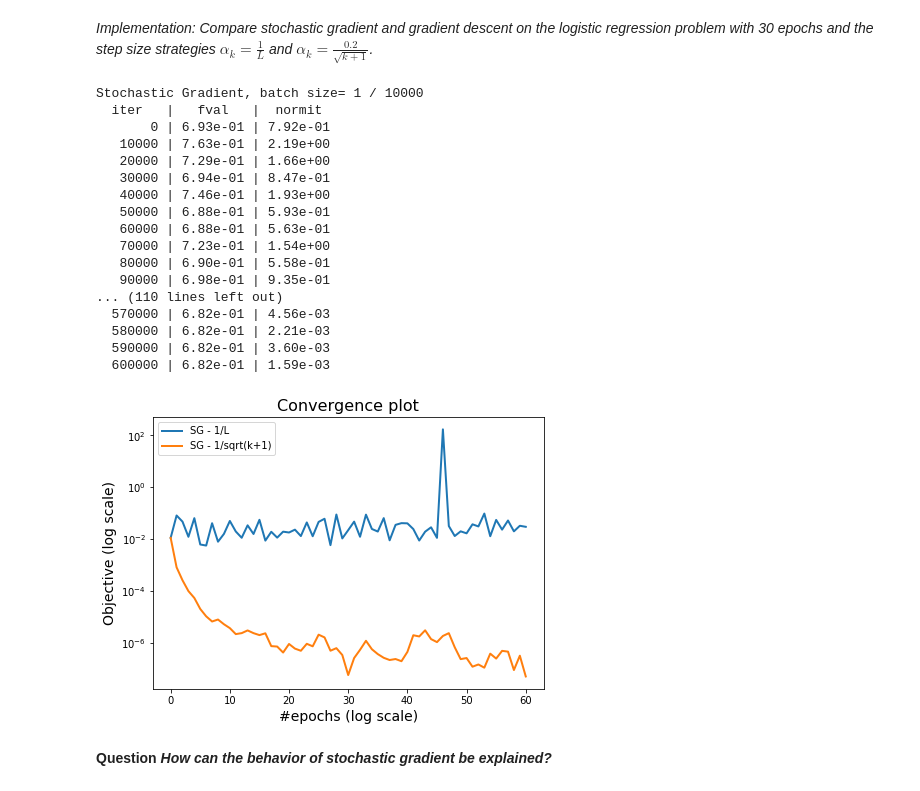
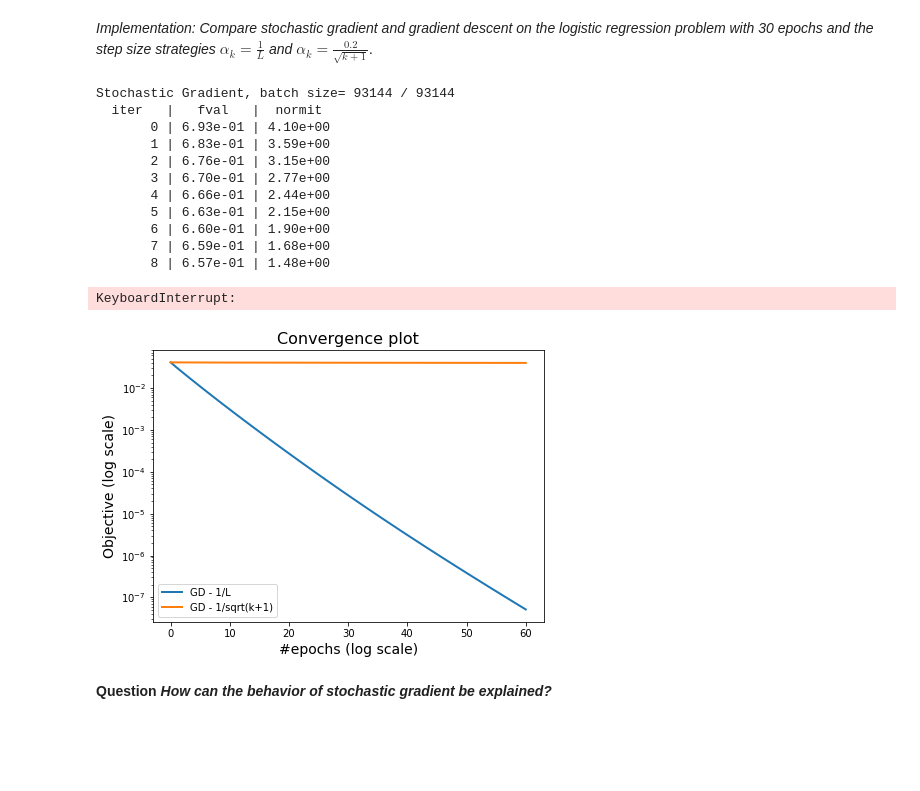
Before and after one commit to rsena-felipe/optimization_project, a Jupyter notebook: SG01.ipynb, the cells around one changed output. Drawn from its saved outputs; the diff is of its cells as text; code cells hidden in the pictures; blank space fills up the shorter version.

```diff
--- a/SG01.ipynb
+++ b/SG01.ipynb
@@ -456,34 +460,29 @@ nbset = 1
 w0 = np.zeros(d)
 
 # Run a - Gradient descent with constant stepsize
-#w_a, obj_a, nits_a = stoch_grad(w0, pblogreg, w_min_log, stepchoice=0, step0=1, n_iter=nb_epochs, nb=n)
+w_a, obj_a, nits_a = stoch_grad(w0, pblogreg, w_min_log, stepchoice=0, step0=1, n_iter=nb_epochs, nb=n)
 
 # Run b - Stochastic gradient with constant stepsize
 # The version below may diverges, in which case the bound on norm(w) in the code will be triggered
-w_b, obj_b, nits_b = stoch_grad(w0,pblogreg,w_min_log,stepchoice=0,step0=1, n_iter=int(nb_epochs*n/nbset),nb=1)
+#w_b, obj_b, nits_b = stoch_grad(w0,pblogreg,w_min_log,stepchoice=0,step0=1, n_iter=int(nb_epochs*n/nbset),nb=1)
 
 # Run Gradient descent with decreasing stepsize
-#w_c, obj_c, nits_c = stoch_grad(w0, pblogreg, w_min_log, stepchoice=0.5, step0=0.2, n_iter=nb_epochs, nb=n)
+w_c, obj_c, nits_c = stoch_grad(w0, pblogreg, w_min_log, stepchoice=0.5, step0=0.2, n_iter=nb_epochs, nb=n)
 # Run Stochastic gradient with decreasing stepsize
-w_d, obj_d, nits_d = stoch_grad(w0,pblogreg,w_min_log,stepchoice=0.5,step0=0.2, n_iter=nb_epochs*n,nb=1)
+#w_d, obj_d, nits_d = stoch_grad(w0,pblogreg,w_min_log,stepchoice=0.5,step0=0.2, n_iter=nb_epochs*n,nb=1)
 # %% [output]
-Stochastic Gradient, batch size= 1 / 10000
+Stochastic Gradient, batch size= 93144 / 93144
   iter   |   fval   |  normit
-       0 | 6.93e-01 | 7.92e-01
-   10000 | 7.63e-01 | 2.19e+00
-   20000 | 7.29e-01 | 1.66e+00
-   30000 | 6.94e-01 | 8.47e-01
-   40000 | 7.46e-01 | 1.93e+00
-   50000 | 6.88e-01 | 5.93e-01
-   60000 | 6.88e-01 | 5.63e-01
-   70000 | 7.23e-01 | 1.54e+00
-   80000 | 6.90e-01 | 5.58e-01
-   90000 | 6.98e-01 | 9.35e-01
-... (110 lines left out)
-  570000 | 6.82e-01 | 4.56e-03
-  580000 | 6.82e-01 | 2.21e-03
-  590000 | 6.82e-01 | 3.60e-03
-  600000 | 6.82e-01 | 1.59e-03
+       0 | 6.93e-01 | 4.10e+00
+       1 | 6.83e-01 | 3.59e+00
+       2 | 6.76e-01 | 3.15e+00
+       3 | 6.70e-01 | 2.77e+00
+       4 | 6.66e-01 | 2.44e+00
+       5 | 6.63e-01 | 2.15e+00
+       6 | 6.60e-01 | 1.90e+00
+       7 | 6.59e-01 | 1.68e+00
+       8 | 6.57e-01 | 1.48e+00
+KeyboardInterrupt:
 # %%
 # Saved results Gradient Descent as csv, so they can be persisted
 
@@ -515,20 +514,20 @@ np.save("./results/SGD_weights_decreasing_step_size", w_d)
 # %%
 # Plot the comparison of variants of GD/SG with the same stepsize rule
 # NB: The x-axis is in epochs (1 iteration of GD).
 
 # In terms of objective value (logarithmic scale)
 plt.figure(figsize=(7, 5))
-#plt.semilogy(obj_a-f_min_log, label="GD - 1/L", lw=2)
-plt.semilogy(obj_b-f_min_log, label="SG - 1/L", lw=2)
-#plt.semilogy(obj_c-f_min_log, label="GD - 1/sqrt(k+1)", lw=2)
-plt.semilogy(obj_d-f_min_log, label="SG - 1/sqrt(k+1)", lw=2)
+plt.semilogy(obj_a-f_min_log, label="GD - 1/L", lw=2)
+#plt.semilogy(obj_b-f_min_log, label="SG - 1/L", lw=2)
+plt.semilogy(obj_c-f_min_log, label="GD - 1/sqrt(k+1)", lw=2)
+#plt.semilogy(obj_d-f_min_log, label="SG - 1/sqrt(k+1)", lw=2)
 plt.title("Convergence plot", fontsize=16)
 plt.xlabel("#epochs (log scale)", fontsize=14)
 plt.ylabel("Objective (log scale)", fontsize=14)
 plt.legend()
 plt.savefig("./results/figures/SGD_different_stepsizes.jpg")
 # %% [output]
-[figure, old version]
+[figure, new version]
 # %% [markdown]
 **Question** ***How can the behavior of stochastic gradient be explained?***
 # %% [markdown]
```
Also changed, not shown: parts of 16 cells of this notebook, 30 other files.
